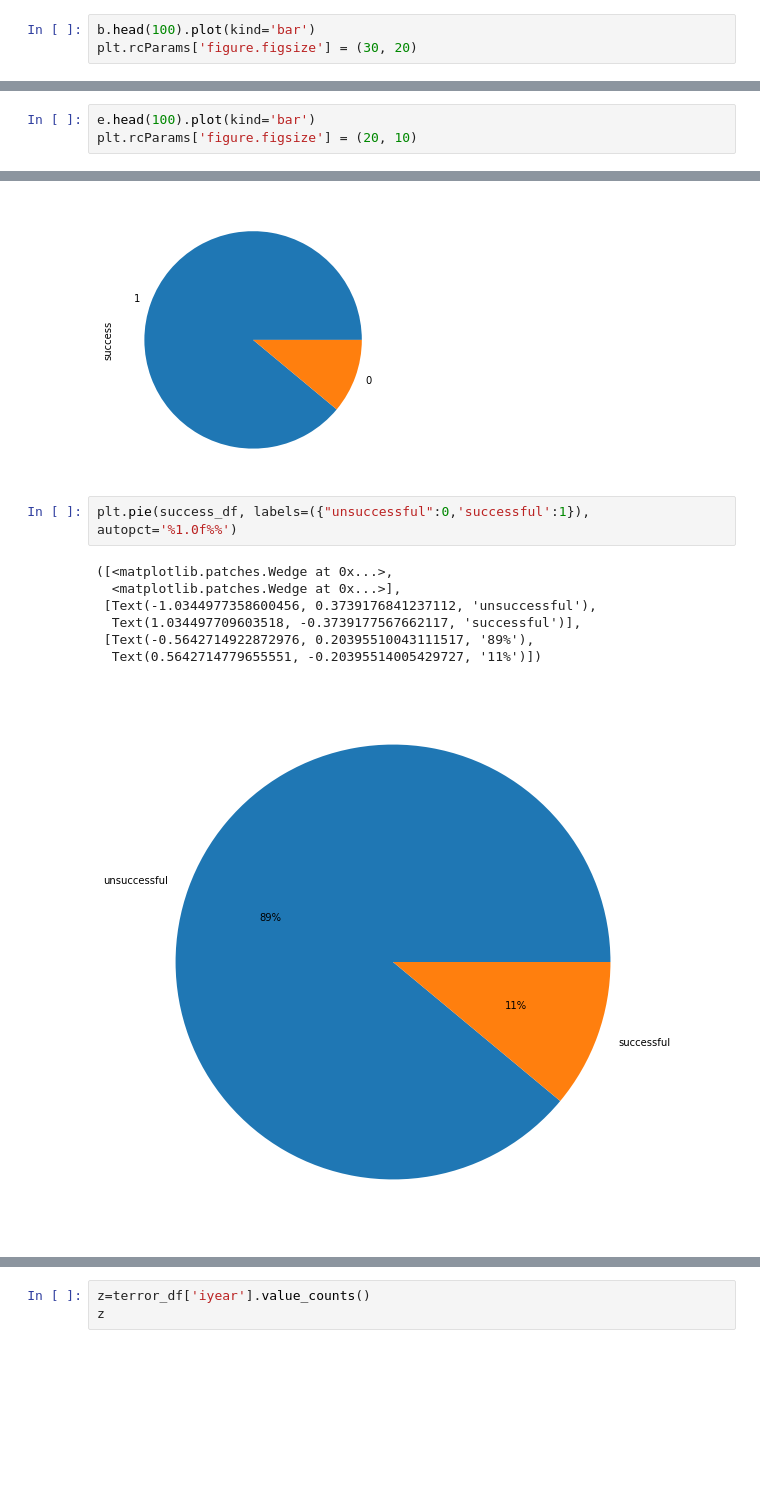
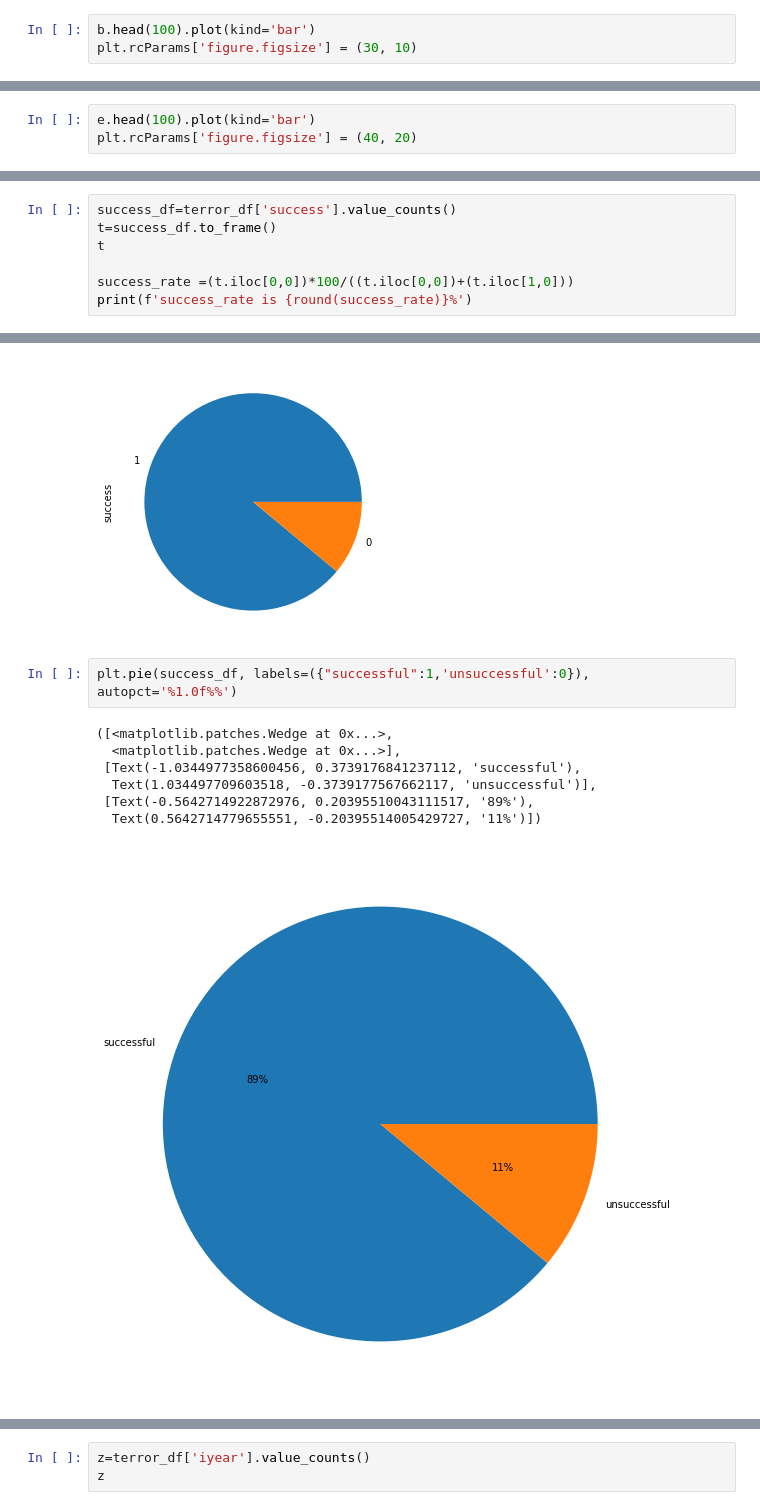
Before and after one commit to surajpandey11/Team-5--Capstone, a Jupyter notebook: Suraj_Pandey_Team_5_Capstone_Project.ipynb, the cells around one changed output, grey strips where cells are left out. Drawn from its saved outputs; the diff is of its cells as text; blank space fills up the shorter version.

```diff
--- a/Suraj_Pandey_Team_5_Capstone_Project.ipynb
+++ b/Suraj_Pandey_Team_5_Capstone_Project.ipynb
@@ -68,4 +79,4 @@ a
 # %%
 b.head(100).plot(kind='bar')
-plt.rcParams['figure.figsize'] = (30, 20)
+plt.rcParams['figure.figsize'] = (30, 10)
 # %% [output]
@@ -110,5 +121,5 @@ El Birch              1
 Name: city, Length: 36674, dtype: int64
 # %%
 e.head(100).plot(kind='bar')
-plt.rcParams['figure.figsize'] = (20, 10)
+plt.rcParams['figure.figsize'] = (40, 20)
 # %% [output]
@@ -165,0 +170,7 @@ Name: success, dtype: int64
+# %%
+success_df=terror_df['success'].value_counts()
+t=success_df.to_frame()
+t
+
+success_rate =(t.iloc[0,0])*100/((t.iloc[0,0])+(t.iloc[1,0]))
+print(f'success_rate is {round(success_rate)}%')
@@ -168,13 +187,13 @@ plot = success_df.plot.pie(y='success', figsize=(5, 5))
 # %% [output]
 [figure]
 # %%
-plt.pie(success_df, labels=({"unsuccessful":0,'successful':1}), autopct='%1.0f%%')
+plt.pie(success_df, labels=({"successful":1,'unsuccessful':0}), autopct='%1.0f%%')
 # %% [output]
 ([<matplotlib.patches.Wedge at 0x...>,
   <matplotlib.patches.Wedge at 0x...>],
- [Text(-1.0344977358600456, 0.3739176841237112, 'unsuccessful'),
-  Text(1.034497709603518, -0.3739177567662117, 'successful')],
+ [Text(-1.0344977358600456, 0.3739176841237112, 'successful'),
+  Text(1.034497709603518, -0.3739177567662117, 'unsuccessful')],
  [Text(-0.5642714922872976, 0.20395510043111517, '89%'),
   Text(0.5642714779655551, -0.20395514005429727, '11%')])
-[figure, old version]
+[figure, new version]
 # %%
```
Also changed, not shown: parts of 28 cells of this notebook.
